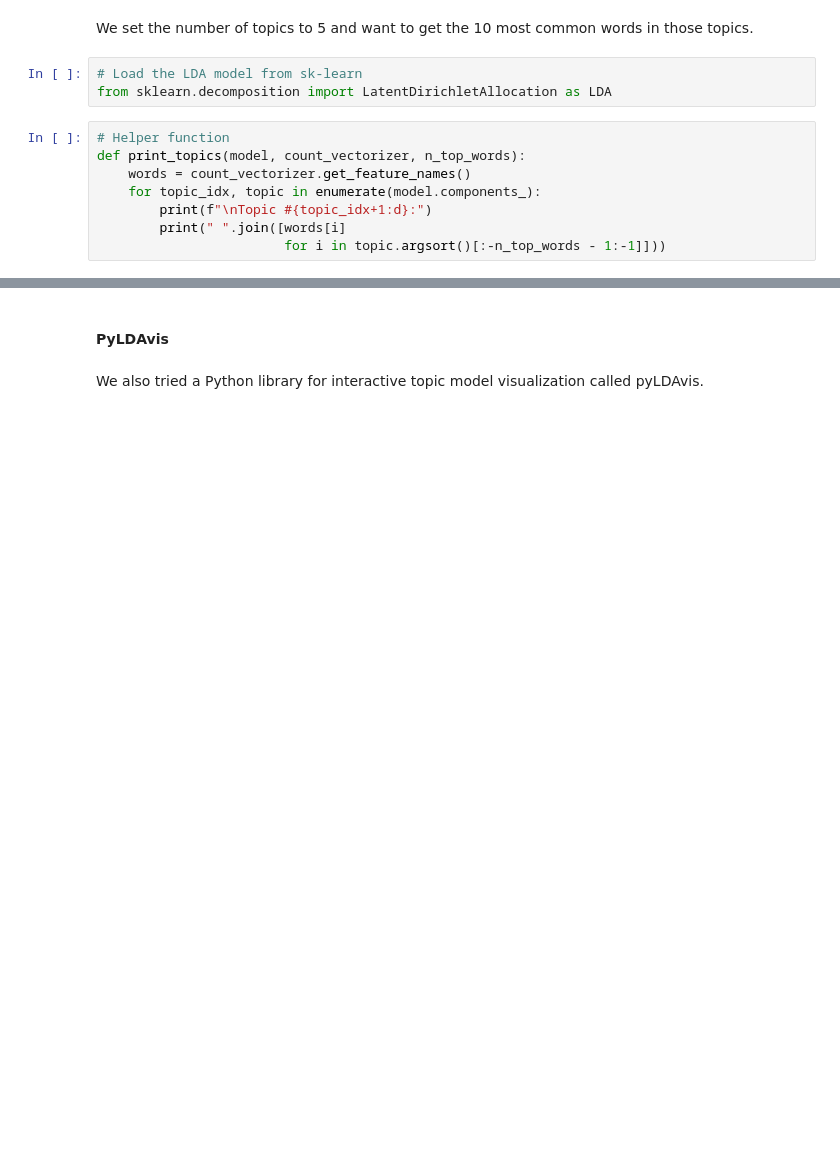
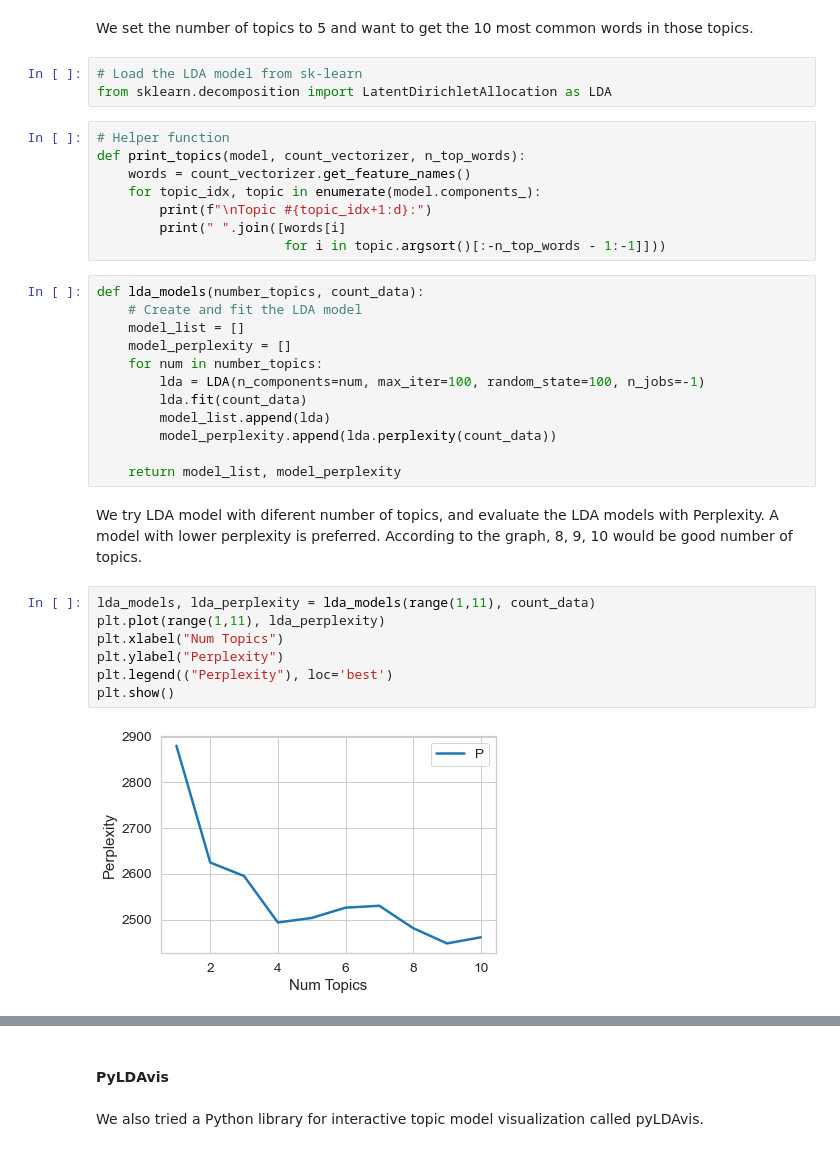
Before and after one commit to albertodiazdurana/Web-scrapping_NLP_topic-analysis-1a, a Jupyter notebook: IandEStudy.ipynb, the cells around one changed output, grey strips where cells are left out. Saved outputs shown, nothing was run; the diff lists cells and outputs as text; blank space fills up the shorter version.

```diff
--- a/IandEStudy.ipynb
+++ b/IandEStudy.ipynb
@@ -466,4 +469,27 @@ def print_topics(model, count_vectorizer, n_top_words):
         print(f"\nTopic #{topic_idx+1:d}:")
         print(" ".join([words[i]
                         for i in topic.argsort()[:-n_top_words - 1:-1]]))
+# %%
+def lda_models(number_topics, count_data):
+    # Create and fit the LDA model
+    model_list = []
+    model_perplexity = []
+    for num in number_topics:
+        lda = LDA(n_components=num, max_iter=100, random_state=100, n_jobs=-1)
+        lda.fit(count_data)
+        model_list.append(lda)
+        model_perplexity.append(lda.perplexity(count_data))
+
+    return model_list, model_perplexity
+# %% [markdown]
+We try LDA model with diferent number of topics, and evaluate the LDA models with Perplexity. A model with  lower perplexity is preferred. According to the graph, 8, 9, 10 would be good number of topics.
+# %%
+lda_models, lda_perplexity = lda_models(range(1,11), count_data)
+plt.plot(range(1,11), lda_perplexity)
+plt.xlabel("Num Topics")
+plt.ylabel("Perplexity")
+plt.legend(("Perplexity"), loc='best')
+plt.show()
+# %% [output]
+[figure, added]
 # %%
```
Also changed, not shown: parts of 39 cells of this notebook, 2 other files.
